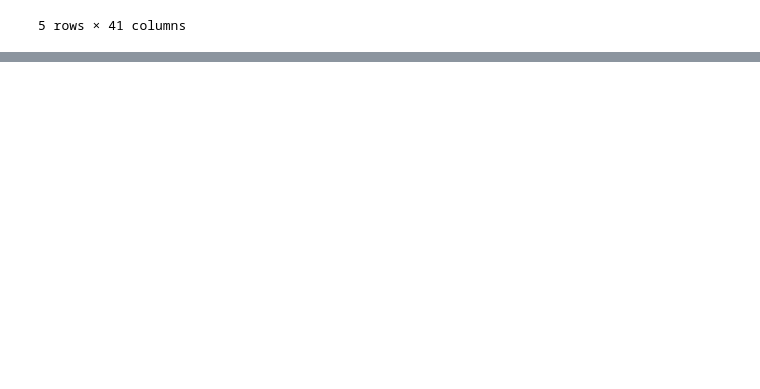
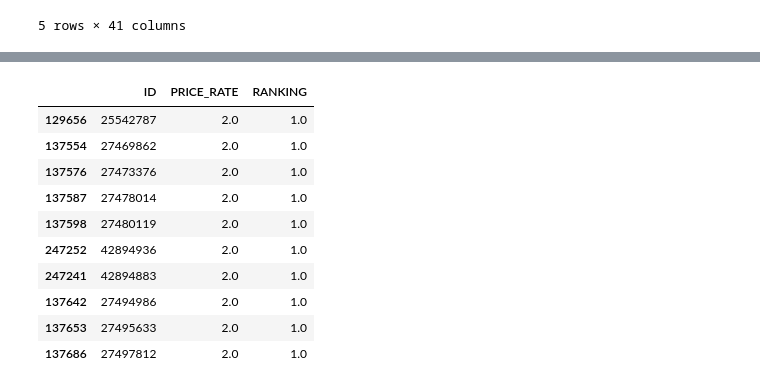
Before and after one commit to tylerxiety/rentalpricing, a Jupyter notebook: playground/nb_optimisation.ipynb, the cells around one changed output, grey strips where cells are left out. Drawn from its saved outputs; the diff is of its cells as text; code cells hidden in the pictures; blank space fills up the shorter version.

```diff
--- a/playground/nb_optimisation.ipynb
+++ b/playground/nb_optimisation.ipynb
@@ -52,0 +122,2 @@ df_test.head()
+# %%
+plot,df_rank=diagnose_output(df_best)
@@ -52,0 +128,14 @@ df_test.head()
+# %%
+df_rank.head(10)
+# %% [output]
+|  | ID | PRICE_RATE | RANKING |
+| 129656 | 25542787 | 2.0 | 1.0 |
+| 137554 | 27469862 | 2.0 | 1.0 |
+| 137576 | 27473376 | 2.0 | 1.0 |
+| 137587 | 27478014 | 2.0 | 1.0 |
+| 137598 | 27480119 | 2.0 | 1.0 |
+| 247252 | 42894936 | 2.0 | 1.0 |
+| 247241 | 42894883 | 2.0 | 1.0 |
+| 137642 | 27494986 | 2.0 | 1.0 |
+| 137653 | 27495633 | 2.0 | 1.0 |
+| 137686 | 27497812 | 2.0 | 1.0 |
```
Also changed, not shown: parts of 19 cells of this notebook, 5 other files.
